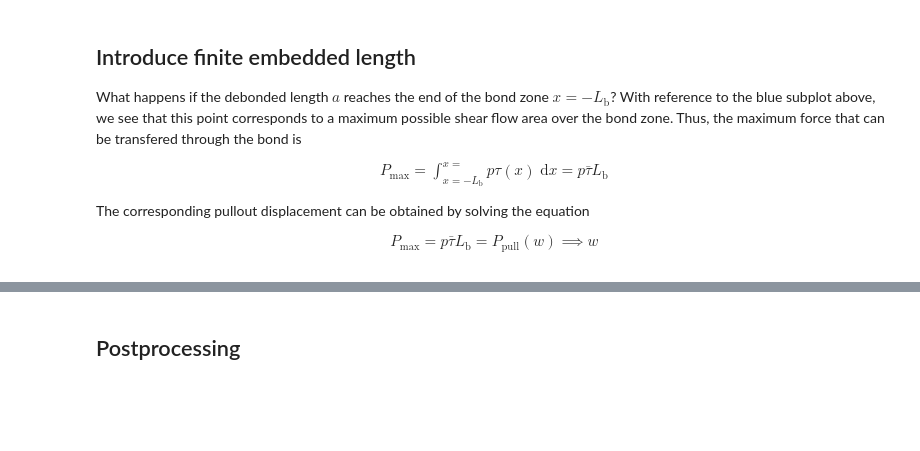
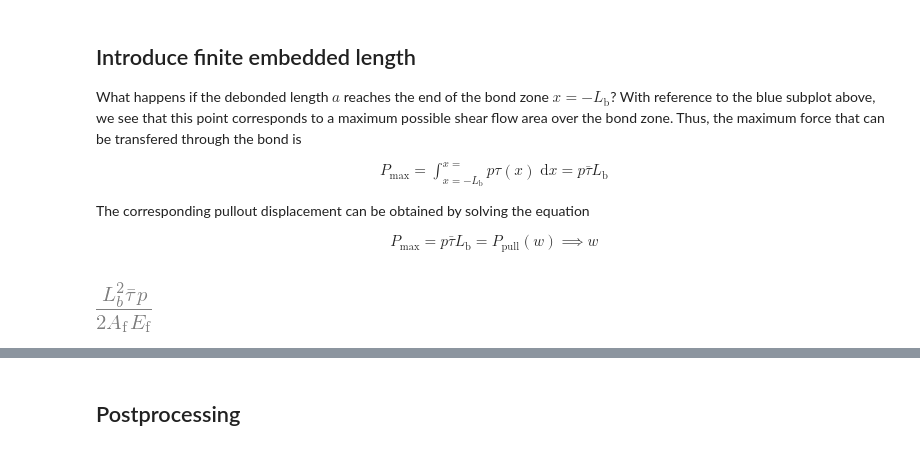
Before and after one commit to bmcs-group/bmcs_apps, a Jupyter notebook: bmcs_course/2_3_PO_SF_M_RG.ipynb, the cells around one changed output, grey strips where cells are left out. Saved outputs shown, nothing was run; the diff lists cells and outputs as text; code cells hidden in the pictures; blank space fills up the shorter version.

```diff
--- a/bmcs_course/2_3_PO_SF_M_RG.ipynb
+++ b/bmcs_course/2_3_PO_SF_M_RG.ipynb
@@ -52,3 +59,6 @@ P_\max = p \bar{\tau} L_\mathrm{b} = P_\mathrm{pull}(w) \implies w
 # %%
 P_max = p * tau * L_b
 w_argmax = sp.solve(P_max - Pw_pull, w)[0]
+w_argmax
+# %% [output]
+[figure, added]
```
Also changed, not shown: parts of 23 cells of this notebook, 7 other files.
